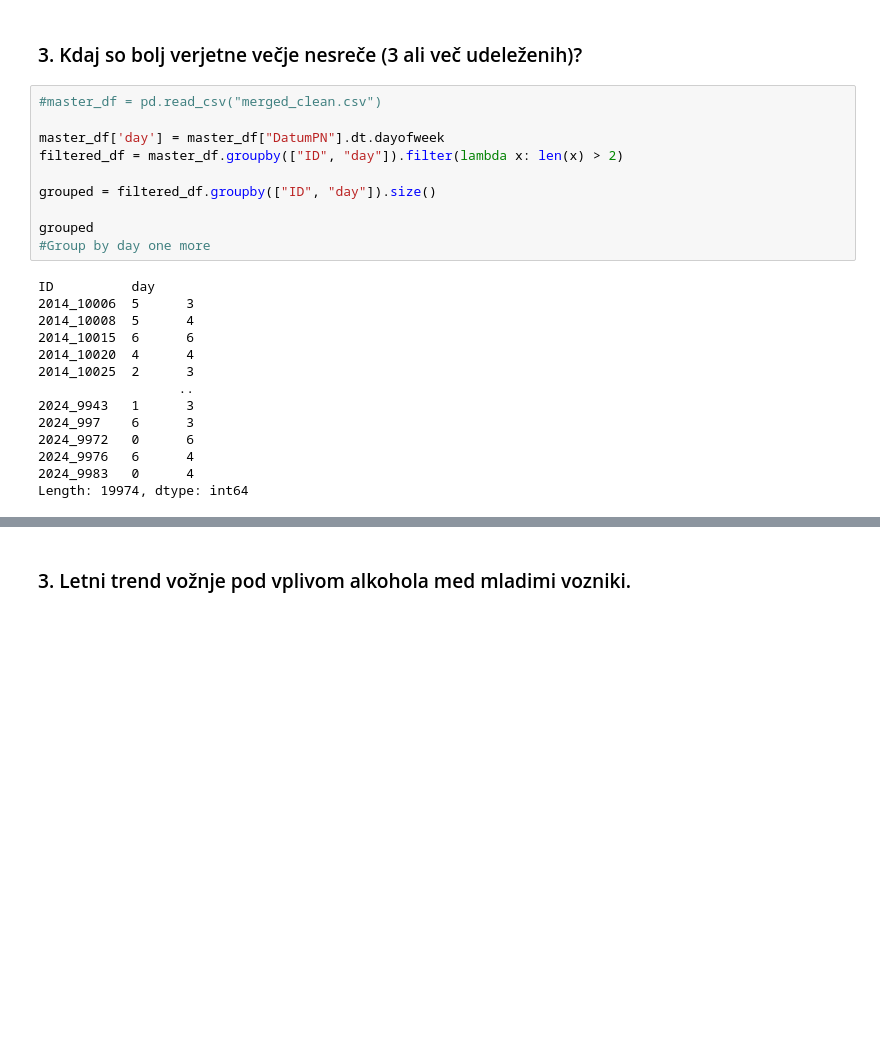
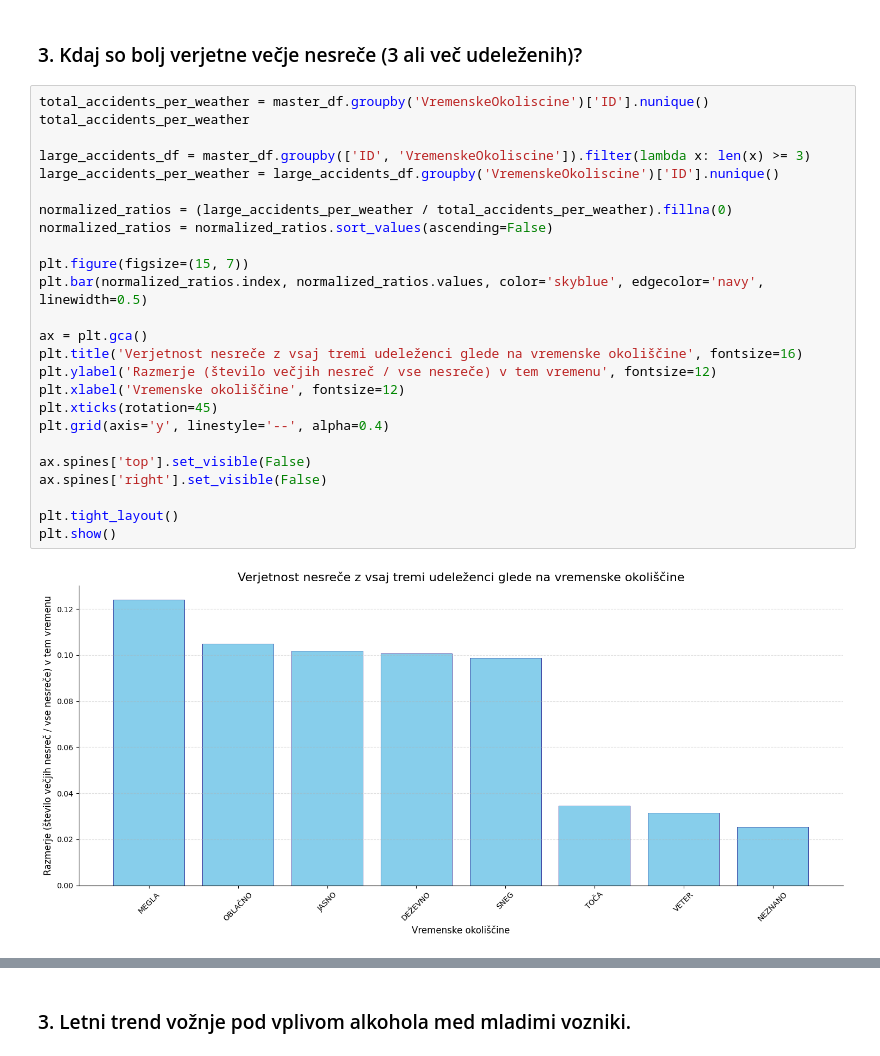
Before and after one commit to PatrikFurlan/PR2615, a Jupyter notebook: notebook.ipynb, the cells around one changed output, grey strips where cells are left out. Saved outputs shown, nothing was run; the diff lists cells and outputs as text; blank space fills up the shorter version.

```diff
--- a/notebook.ipynb
+++ b/notebook.ipynb
@@ -207,26 +207,29 @@ Tudi pri teh dveh primerih so podatki povsem pričakovani
 # %% [markdown]
 ### 3. Kdaj so bolj verjetne večje nesreče (3 ali več udeleženih)?
 # %%
-#master_df = pd.read_csv("merged_clean.csv")
+total_accidents_per_weather = master_df.groupby('VremenskeOkoliscine')['ID'].nunique()
+total_accidents_per_weather
 
-master_df['day'] = master_df["DatumPN"].dt.dayofweek
-filtered_df = master_df.groupby(["ID", "day"]).filter(lambda x: len(x) > 2)
+large_accidents_df = master_df.groupby(['ID', 'VremenskeOkoliscine']).filter(lambda x: len(x) >= 3)
+large_accidents_per_weather = large_accidents_df.groupby('VremenskeOkoliscine')['ID'].nunique()
 
-grouped = filtered_df.groupby(["ID", "day"]).size()
+normalized_ratios = (large_accidents_per_weather / total_accidents_per_weather).fillna(0)
+normalized_ratios = normalized_ratios.sort_values(ascending=False)
 
-grouped
-#Group by day one more
+plt.figure(figsize=(15, 7))
+plt.bar(normalized_ratios.index, normalized_ratios.values, color='skyblue', edgecolor='navy', linewidth=0.5)
+
+ax = plt.gca()
+plt.title('Verjetnost nesreče z vsaj tremi udeleženci glede na vremenske okoliščine', fontsize=16)
+plt.ylabel('Razmerje (število večjih nesreč / vse nesreče) v tem vremenu', fontsize=12)
+plt.xlabel('Vremenske okoliščine', fontsize=12)
+plt.xticks(rotation=45)
+plt.grid(axis='y', linestyle='--', alpha=0.4)
+
+ax.spines['top'].set_visible(False)
+ax.spines['right'].set_visible(False)
+
+plt.tight_layout()
+plt.show()
 # %% [output]
-ID          day
-2014_10006  5      3
-2014_10008  5      4
-2014_10015  6      6
-2014_10020  4      4
-2014_10025  2      3
-                  ..
-2024_9943   1      3
-2024_997    6      3
-2024_9972   0      6
-2024_9976   6      4
-2024_9983   0      4
-Length: 19974, dtype: int64
+[figure, added]
```
Also changed, not shown: parts of 6 cells of this notebook.
